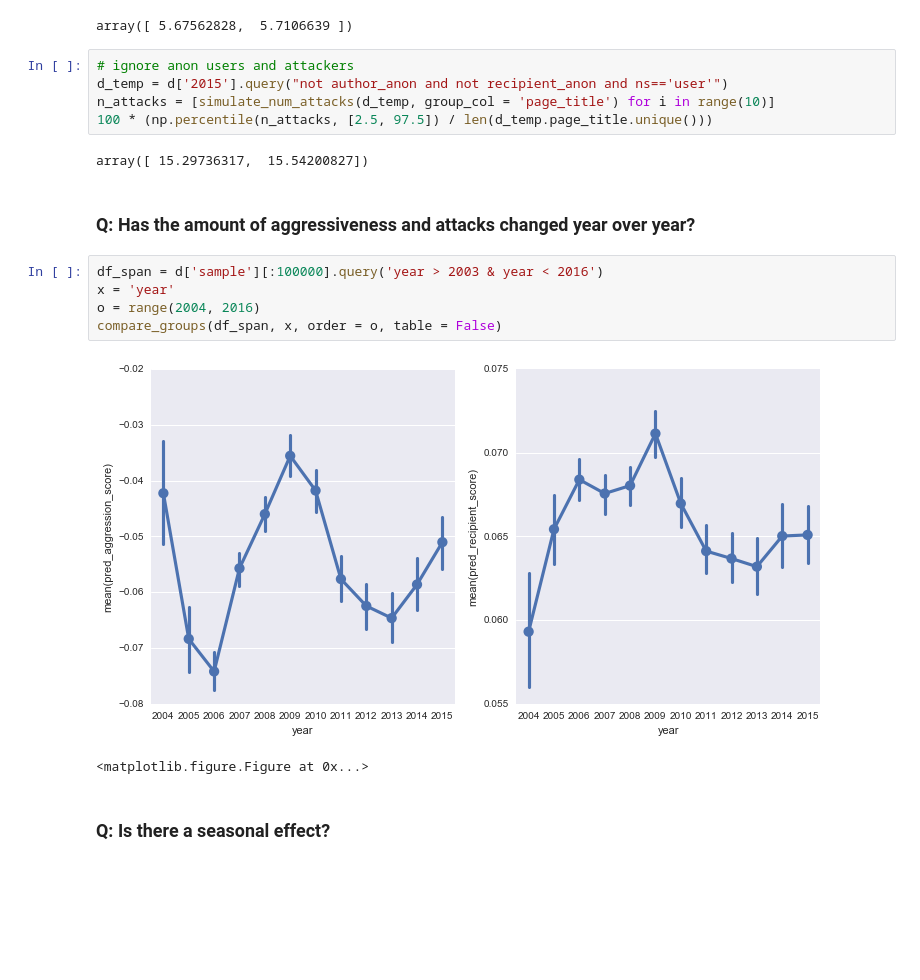
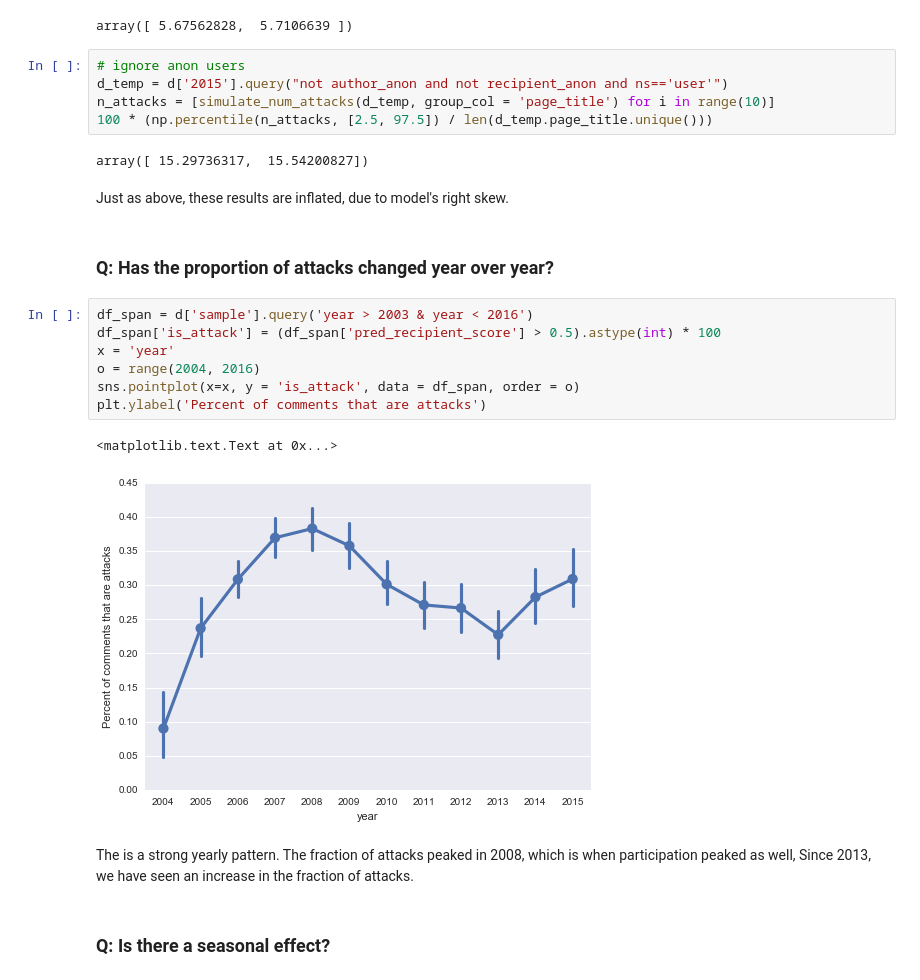
Before and after one commit to ewulczyn/wiki-detox, a Jupyter notebook: src/analysis/Prevalence of Personal Attacks.ipynb, the cells around one changed output. Saved outputs shown, nothing was run; the diff lists cells and outputs as text; blank space fills up the shorter version.

```diff
--- a/src/analysis/Prevalence of Personal Attacks.ipynb
+++ b/src/analysis/Prevalence of Personal Attacks.ipynb
@@ -181,22 +182,28 @@ n_attacks = [simulate_num_attacks(d['2015'].query("ns=='user'"), group_col = 'pa
 # %% [output]
 array([ 5.67562828,  5.7106639 ])
 # %%
-# ignore anon users and attackers
+# ignore anon users
 d_temp = d['2015'].query("not author_anon and not recipient_anon and ns=='user'")
 n_attacks = [simulate_num_attacks(d_temp, group_col = 'page_title') for i in range(10)]
 100 * (np.percentile(n_attacks, [2.5, 97.5]) / len(d_temp.page_title.unique()))
 # %% [output]
 array([ 15.29736317,  15.54200827])
+# %% [markdown]
+Just as above, these results are inflated, due to model's right skew.
 # %% [markdown]
-### Q: Has the amount of aggressiveness and attacks changed year over year?
+### Q: Has the proportion of attacks changed year over year?
 # %%
-df_span = d['sample'][:100000].query('year > 2003 & year < 2016')
+df_span = d['sample'].query('year > 2003 & year < 2016')
+df_span['is_attack'] = (df_span['pred_recipient_score'] > 0.5).astype(int) * 100
 x = 'year'
 o = range(2004, 2016)
-compare_groups(df_span, x, order = o, table = False)
+sns.pointplot(x=x, y = 'is_attack', data = df_span, order = o)
+plt.ylabel('Percent of comments that are attacks')
 # %% [output]
+<matplotlib.text.Text at 0x...>
-[figure, old version]
+[figure, new version]
-<matplotlib.figure.Figure at 0x...>
+# %% [markdown]
+The is a strong yearly pattern. The fraction of attacks peaked in 2008, which is when participation peaked as well, Since 2013, we have seen an increase in the fraction of attacks.
 # %% [markdown]
 ### Q: Is there a seasonal effect?
 # %%
```
Also changed, not shown: parts of 30 cells of this notebook, 3 other files.
